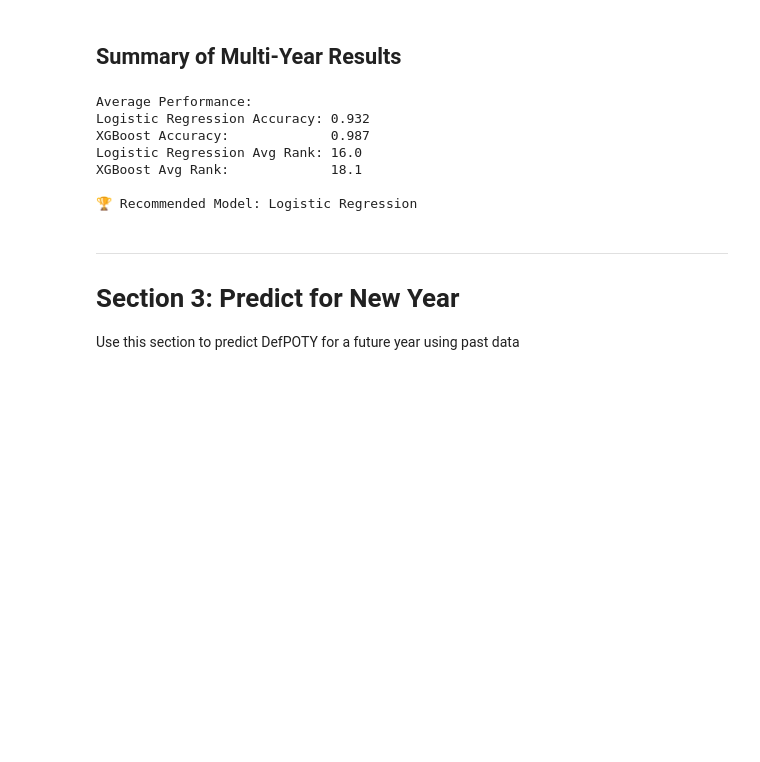
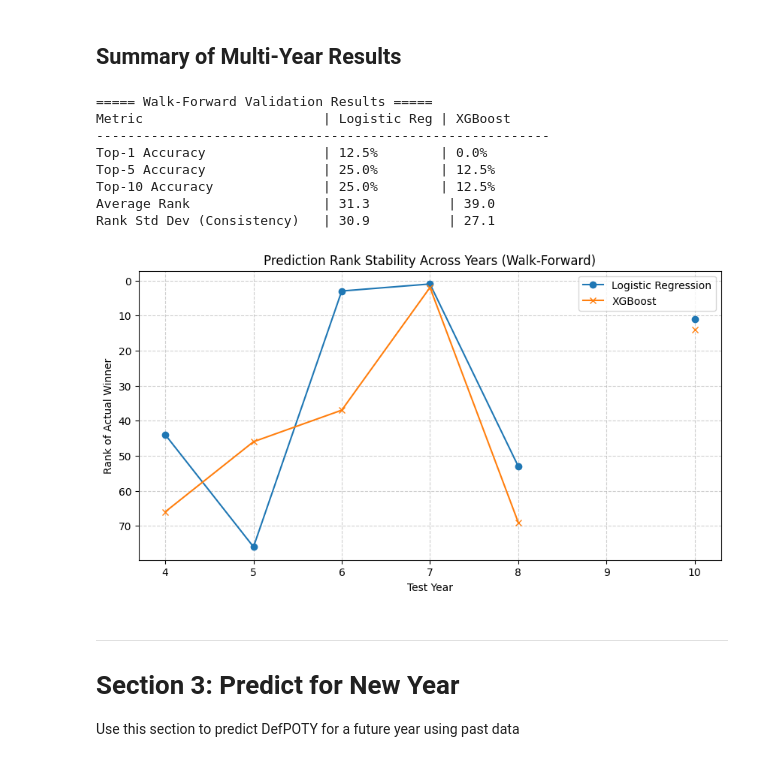
Before and after one commit to FranciscoAlves124/AC, a Jupyter notebook: awards/defensivePOTY/defensive_poty.ipynb, the cells around one changed output. Saved outputs shown, nothing was run; the diff lists cells and outputs as text; code cells hidden in the pictures; blank space fills up the shorter version.

Commit message:
Changes in some award pipelines (evaluation and walk forward validation)

```diff
--- a/awards/defensivePOTY/defensive_poty.ipynb
+++ b/awards/defensivePOTY/defensive_poty.ipynb
@@ -443,22 +461,36 @@ Award Year  LogReg Acc  XGB Acc     LogReg Rank XGB Rank    Winner
 # %%
 results_df = pd.DataFrame(results)
 
-print("\nAverage Performance:")
-print(f"Logistic Regression Accuracy: {results_df['LR_Acc'].mean():.3f}")
-print(f"XGBoost Accuracy:             {results_df['XGB_Acc'].mean():.3f}")
-print(f"Logistic Regression Avg Rank: {results_df['LR_Rank'].mean():.1f}")
-print(f"XGBoost Avg Rank:             {results_df['XGB_Rank'].mean():.1f}")
+print("\n===== Walk-Forward Validation Results =====")
+print("Metric                       | Logistic Reg | XGBoost")
+print("----------------------------------------------------------")
+print(f"Top-1 Accuracy               | {results_df['LR_Top1'].mean():.1%}        | {results_df['XGB_Top1'].mean():.1%}")
+print(f"Top-5 Accuracy               | {results_df['LR_Top5'].mean():.1%}        | {results_df['XGB_Top5'].mean():.1%}")
+print(f"Top-10 Accuracy              | {results_df['LR_Top10'].mean():.1%}        | {results_df['XGB_Top10'].mean():.1%}")
+print(f"Average Rank                 | {results_df['LR_Rank'].mean():.1f}          | {results_df['XGB_Rank'].mean():.1f}")
+print(f"Rank Std Dev (Consistency)   | {results_df['LR_Rank'].std():.1f}          | {results_df['XGB_Rank'].std():.1f}")
 
-best_model = "Logistic Regression" if results_df['LR_Rank'].mean() < results_df['XGB_Rank'].mean() else "XGBoost"
-print(f"\n🏆 Recommended Model: {best_model}")
+# Plot Rank Variation
+plt.figure(figsize=(10, 5))
+plt.plot(results_df['Test_Year'], results_df['LR_Rank'], marker='o', label='Logistic Regression')
+plt.plot(results_df['Test_Year'], results_df['XGB_Rank'], marker='x', label='XGBoost')
+plt.gca().invert_yaxis()  # Rank 1 is at top
+plt.title('Prediction Rank Stability Across Years (Walk-Forward)')
+plt.ylabel('Rank of Actual Winner')
+plt.xlabel('Test Year')
+plt.legend()
+plt.grid(True, linestyle='--', alpha=0.6)
+plt.show()
 # %% [output]
-Average Performance:
-Logistic Regression Accuracy: 0.932
-XGBoost Accuracy:             0.987
-Logistic Regression Avg Rank: 16.0
-XGBoost Avg Rank:             18.1
-
-🏆 Recommended Model: Logistic Regression
+===== Walk-Forward Validation Results =====
+Metric                       | Logistic Reg | XGBoost
+----------------------------------------------------------
+Top-1 Accuracy               | 12.5%        | 0.0%
+Top-5 Accuracy               | 25.0%        | 12.5%
+Top-10 Accuracy              | 25.0%        | 12.5%
+Average Rank                 | 31.3          | 39.0
+Rank Std Dev (Consistency)   | 30.9          | 27.1
+[figure, added]
 # %% [markdown]
 ---
 # Section 3: Predict for New Year
```
Also changed, not shown: parts of 1 cell of this notebook, 3 other files.
